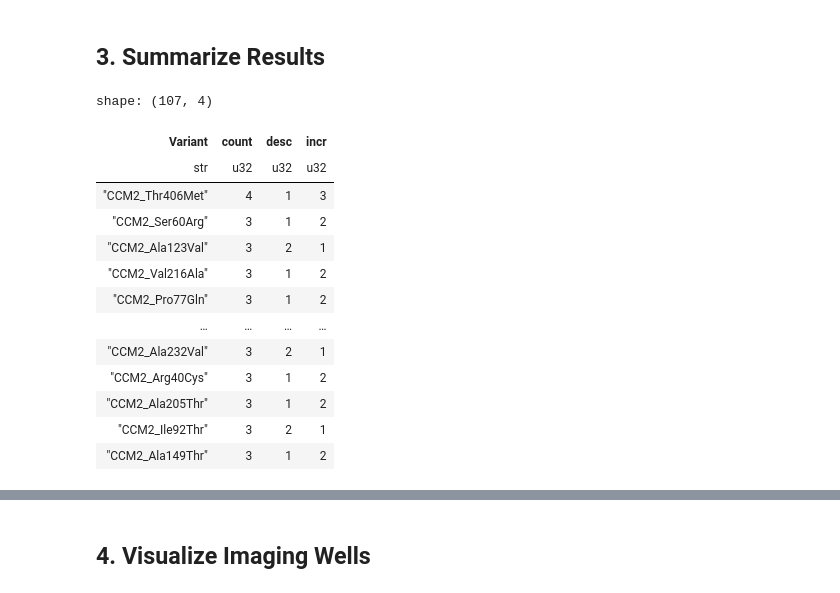
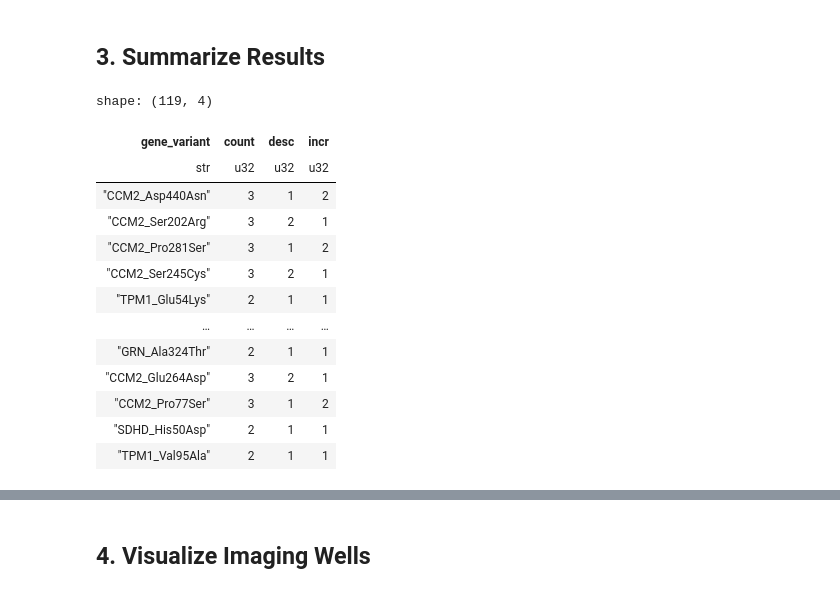
Before and after one commit to broadinstitute/2025_varchamp_snakemake, a Jupyter notebook: 3.downstream_analyses/scripts/2_protein_abundance.ipynb, the cells around one changed output, grey strips where cells are left out. Saved outputs shown, nothing was run; the diff lists cells and outputs as text; code cells hidden in the pictures.

```diff
--- a/3.downstream_analyses/scripts/2_protein_abundance.ipynb
+++ b/3.downstream_analyses/scripts/2_protein_abundance.ipynb
@@ -27,12 +39,12 @@ GFP_FEAT = "Cells_Intensity_IntegratedIntensity_GFP" #"Cells_Intensity_MeanInten
 # %%
-allele_meta_df = pl.read_csv(IMG_METADATA_FILE, infer_schema_length=10000)
-img_well_qc_sum_df= pl.read_csv(IMG_QC_SUM_DF_FILE, infer_schema_length=10000)
+# allele_meta_df = pl.read_csv(IMG_METADATA_FILE, infer_schema_length=10000)
+# img_well_qc_sum_df= pl.read_csv(IMG_QC_SUM_DF_FILE, infer_schema_length=10000)
 
-with open(IMG_METADATA_DICT_FILE, "rb") as f:
-    allele_meta_df_dict = pickle.load(f)
+# with open(IMG_METADATA_DICT_FILE, "rb") as f:
+#     allele_meta_df_dict = pickle.load(f)
 
-with open(IMG_QC_SUM_DICT_FILE, "rb") as f:
-    img_well_qc_sum_dict = pickle.load(f)
+# with open(IMG_QC_SUM_DICT_FILE, "rb") as f:
+#     img_well_qc_sum_dict = pickle.load(f)
 # %% [markdown]
 ## 2. CellProfiler Features
 # %% [markdown]
@@ -238,6 +251,6 @@ plt.show()
 
 Use paired t-test to call abundance hits
 # %%
-tested_variants = allele_meta_df.filter((pl.col("gene_allele").is_not_null())&(pl.col("node_type")=="allele")).unique(subset=["gene_allele"])["gene_allele"]
+tested_variants = img_well_qc_sum_df.filter((pl.col("gene_allele").is_not_null())&(pl.col("node_type")=="allele")).unique(subset=["gene_allele"])["gene_allele"]
 len(tested_variants)
 # %% [output]
@@ -259,7 +272,7 @@ def paired_ttest(dat, reference: str, var: str, intensity_type: str=GFP_FEAT):
 
     # ## perform stat test
     # dat = dat.dropna().sort_values(["Metadata_Plate","Metadata_gene_allele"])
-    # # Assuming well_abun_stats is a DataFrame with columns 'reference_abundance' and 'variant_abundance'
+    # # Assuming well_abun_stats is a DataFrame with columns 'reference_abundance' and 'gene_variant_abundance'
     # reference_abundance = dat[dat["Metadata_gene_allele"]==reference][intensity_type].values
     # variant_abundance = dat[dat["Metadata_gene_allele"]==var][intensity_type].values
     # t_stat, p_val = ttest_rel(variant_abundance, reference_abundance)
@@ -277,7 +290,7 @@ def paired_ttest(dat, reference: str, var: str, intensity_type: str=GFP_FEAT):
         }
     )
     summary_df = summary_df.with_columns(
-        pl.lit(reference).alias("Gene"), pl.lit(var).alias("Variant")
+        pl.lit(reference).alias("Gene"), pl.lit(var).alias("gene_variant")
     )
     return summary_df
 
@@ -334,7 +347,7 @@ def ind_ttest(dat, reference: str, var: str, intensity_type: str=GFP_FEAT):
         }
     )
     summary_df = summary_df.with_columns(
-        pl.lit(reference).alias("Gene"), pl.lit(var).alias("Variant")
+        pl.lit(reference).alias("Gene"), pl.lit(var).alias("gene_variant")
     )
     return summary_df
 # %%
@@ -408,6 +421,6 @@ for allele in tqdm(well_profiles.select(pl.col("Metadata_gene_allele")).to_panda
 
 well_abun_stats = pl.concat(well_abun_stats, how="vertical")
 well_abun_stats = well_abun_stats.rename({"t_stat": "U2OS_t"})
-well_abun_stats = well_abun_stats.sort(["Gene", "Variant", "U2OS_t", "p_val", "cohen_d"])
+well_abun_stats = well_abun_stats.sort(["Gene", "gene_variant", "U2OS_t", "p_val", "cohen_d"])
 well_abun_stats
 # %% [output]
@@ -430,8 +443,6 @@ shape: (1_999, 8)
 # %%
 ## drop the null alleles
 well_abun_stats = well_abun_stats.filter(
-    # pl.col("Gene")!="CCM2",
-    # pl.col("Bio_Batch")!="B_18-19",
     pl.col("U2OS_t").is_not_null()
 )
 # 1) get p-values as a numpy array (preserve order and convert None -> np.nan)
@@ -444,52 +455,56 @@ corrected = np.full(len(pvals), np.nan, dtype=float)
 if mask.sum() > 0:
     reject, pvals_corr, _, _ = multipletests(pvals[mask], alpha=0.05, method="fdr_bh")  # choose method="fdr_bh" or "bonferroni", etc.
     corrected[mask] = pvals_corr
 # 6) attach corrected p-values back to the polars DataFrame
 #    with_columns accepts a pl.Series as well as expressions
 well_abun_stats = well_abun_stats.with_columns(
     pl.Series("adj_pval", corrected)
 )
 
 ## extract the alleles with only single appearance
-variants_single = well_abun_stats.group_by("Variant").len().filter(pl.col("len")==1)["Variant"]
-well_abun_stats_single = well_abun_stats.filter(pl.col("Variant").is_in(variants_single))
+variants_single = well_abun_stats.group_by("gene_variant").len().filter(pl.col("len")==1)["gene_variant"]
+well_abun_stats_single = well_abun_stats.filter(pl.col("gene_variant").is_in(variants_single))
 
 ## extract the alleles with replicates
-variants_replicate = well_abun_stats.group_by("Variant").len().filter(pl.col("len")>1).unique(subset="Variant")["Variant"]
-well_abun_stats_rep = well_abun_stats.filter(pl.col("Variant").is_in(variants_replicate))
+variants_replicate = well_abun_stats.group_by("gene_variant").len().filter(pl.col("len")>1).unique(subset="gene_variant")["gene_variant"]
+well_abun_stats_rep = well_abun_stats.filter(pl.col("gene_variant").is_in(variants_replicate))
 
 ## check the consistency between replicates
-well_abun_stats_rep_group = well_abun_stats_rep.group_by("Variant").agg(
+well_abun_stats_rep_group = well_abun_stats_rep.group_by("gene_variant").agg(
     pl.len().alias("count"),
     (pl.col("U2OS_t")<0).sum().alias("desc"),
     (pl.col("U2OS_t")>0).sum().alias("incr")
 )
-inconsistent_alleles = well_abun_stats_rep_group.filter((pl.col("count")!=pl.col("desc"))&(pl.col("count")!=pl.col("incr")))["Variant"].unique()
+inconsistent_alleles = well_abun_stats_rep_group.filter((pl.col("count")!=pl.col("desc"))&(pl.col("count")!=pl.col("incr")))["gene_variant"].unique()
 display(well_abun_stats_rep_group.filter((pl.col("count")!=pl.col("desc"))&(pl.col("count")!=pl.col("incr"))))
 
 ## No problem them merge by mean
-well_abun_stats_rep = well_abun_stats_rep.group_by(["Gene","Variant"]).agg(
+well_abun_stats_rep = well_abun_stats_rep.group_by(["Gene","gene_variant","Bio_Batch"]).agg(
     pl.col("U2OS_t").mean().alias("U2OS_t"),
     pl.col("p_val").mean().alias("pval"),
     pl.col("adj_pval").mean().alias("adj_pval")
 ).with_columns(
-    pl.when(pl.col("Variant").is_in(inconsistent_alleles))
+    pl.when(pl.col("gene_variant").is_in(inconsistent_alleles))
+    .then(pl.lit(1))
+    .otherwise(pl.col("pval"))
+    .alias("manual_pval"),
+    pl.when(pl.col("gene_variant").is_in(inconsistent_alleles))
     .then(pl.lit(1))
     .otherwise(pl.col("adj_pval"))
     .alias("manual_adj_pval")
 )
 # %% [output]
-shape: (107, 4)
+shape: (119, 4)
-| Variant | count | desc | incr |
+| gene_variant | count | desc | incr |
 | str | u32 | u32 | u32 |
-| "CCM2_Thr406Met" | 4 | 1 | 3 |
-| "CCM2_Ser60Arg" | 3 | 1 | 2 |
-| "CCM2_Ala123Val" | 3 | 2 | 1 |
-| "CCM2_Val216Ala" | 3 | 1 | 2 |
-| "CCM2_Pro77Gln" | 3 | 1 | 2 |
+| "CCM2_Asp440Asn" | 3 | 1 | 2 |
+| "CCM2_Ser202Arg" | 3 | 2 | 1 |
+| "CCM2_Pro281Ser" | 3 | 1 | 2 |
+| "CCM2_Ser245Cys" | 3 | 2 | 1 |
+| "TPM1_Glu54Lys" | 2 | 1 | 1 |
 | … | … | … | … |
-| "CCM2_Ala232Val" | 3 | 2 | 1 |
-| "CCM2_Arg40Cys" | 3 | 1 | 2 |
-| "CCM2_Ala205Thr" | 3 | 1 | 2 |
-| "CCM2_Ile92Thr" | 3 | 2 | 1 |
-| "CCM2_Ala149Thr" | 3 | 1 | 2 |
+| "GRN_Ala324Thr" | 2 | 1 | 1 |
+| "CCM2_Glu264Asp" | 3 | 2 | 1 |
+| "CCM2_Pro77Ser" | 3 | 1 | 2 |
+| "SDHD_His50Asp" | 2 | 1 | 1 |
+| "TPM1_Val95Ala" | 2 | 1 | 1 |
```
Also changed, not shown: parts of 21 cells of this notebook, 58 other files.
